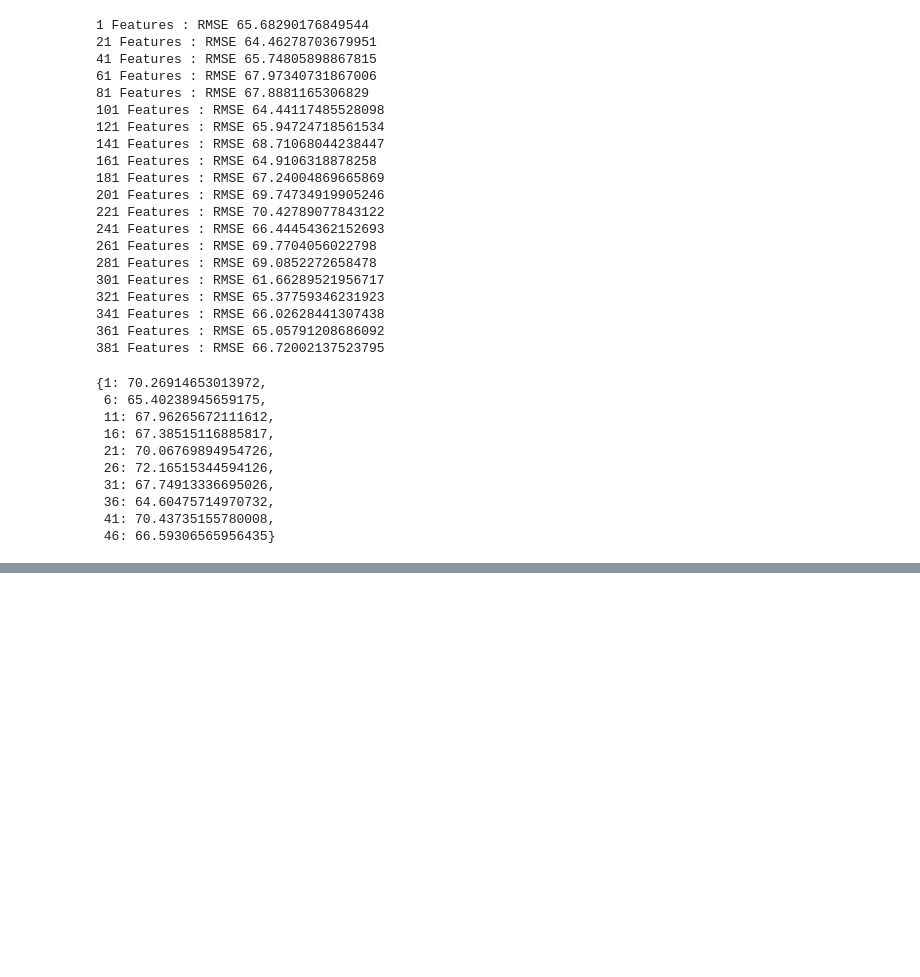
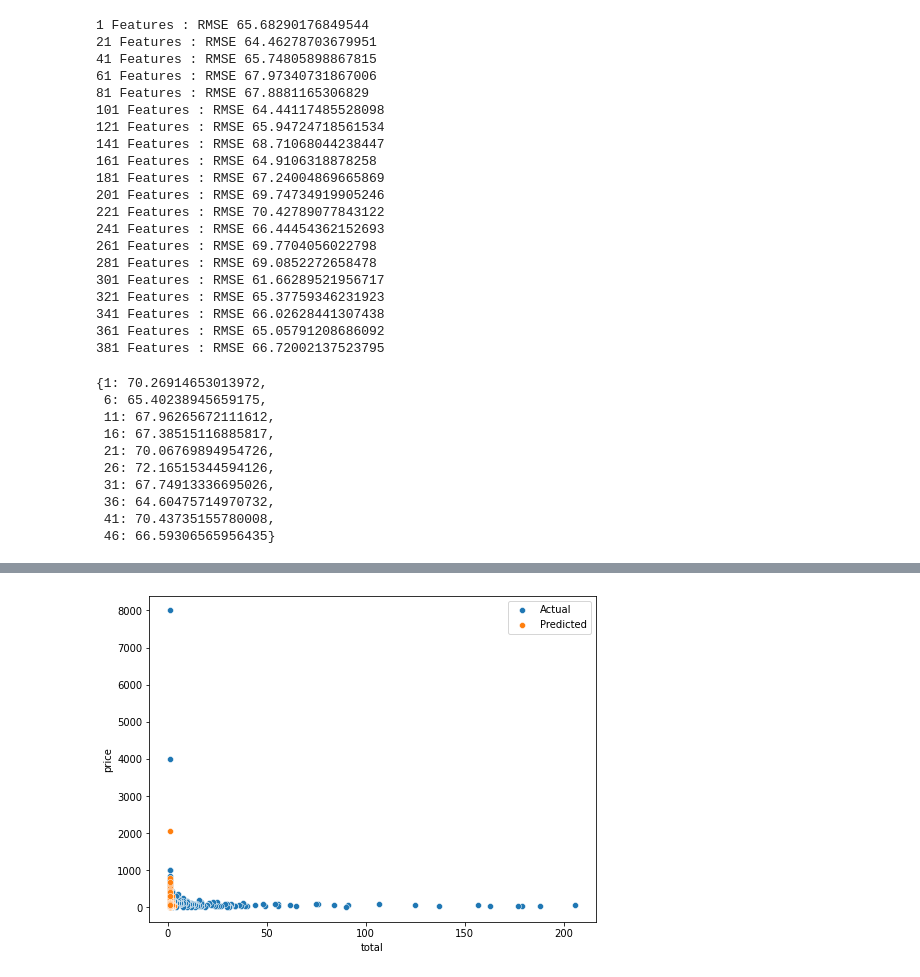
Before and after one commit to wkirui/Airbnb-Price-Prediction, a Jupyter notebook: Airbnb Data Data Processing.ipynb, the cells around one changed output, grey strips where cells are left out. Cells and saved outputs as stored; diff of their text form; code cells hidden in the pictures; blank space fills up the shorter version.

Commit message:
plot distribution of predicted values

```diff
--- a/Airbnb Data Data Processing.ipynb
+++ b/Airbnb Data Data Processing.ipynb
@@ -798,0 +804,14 @@ prediction_results.head(10)
+# %%
+# plot the distributions
+actual_prices_df=prediction_results['price'].value_counts().rename('total').reset_index()
+actual_prices_df.columns = ['price','total']
+predicted_prices_df=prediction_results['predicted'].value_counts().rename('total').reset_index()
+predicted_prices_df.columns = ['predicted','total']
+
+# plot the distributions
+fig,ax=plt.subplots(figsize=(8,6))
+sns.scatterplot(x='price',y='total',data=actual_prices_df,label='Actual',ax=ax)
+sns.scatterplot(x='predicted',y='total',data=predicted_prices_df,label='Predicted',ax=ax)
+plt.show()
+# %% [output]
+[figure, added]
```
Also changed, not shown: parts of 2 cells of this notebook.
